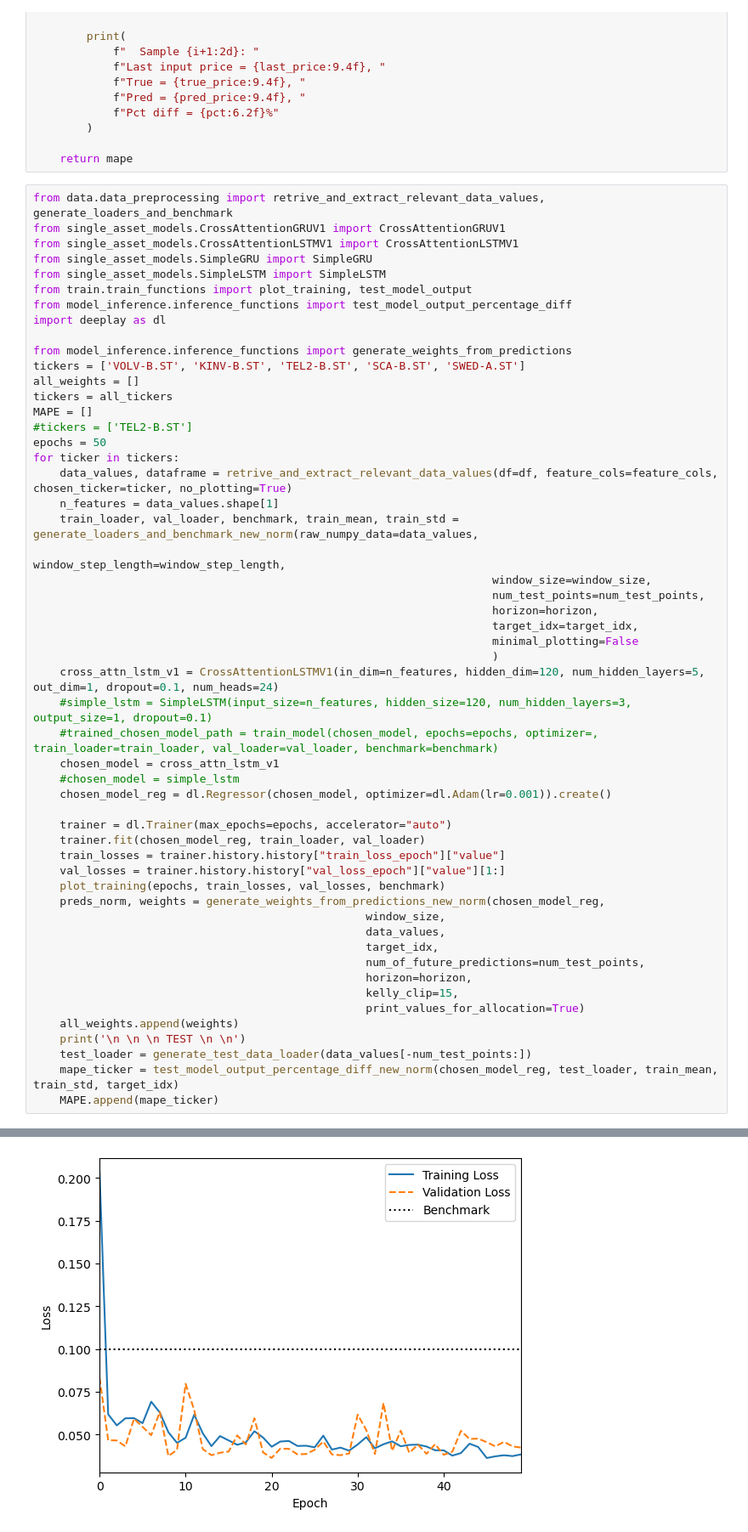
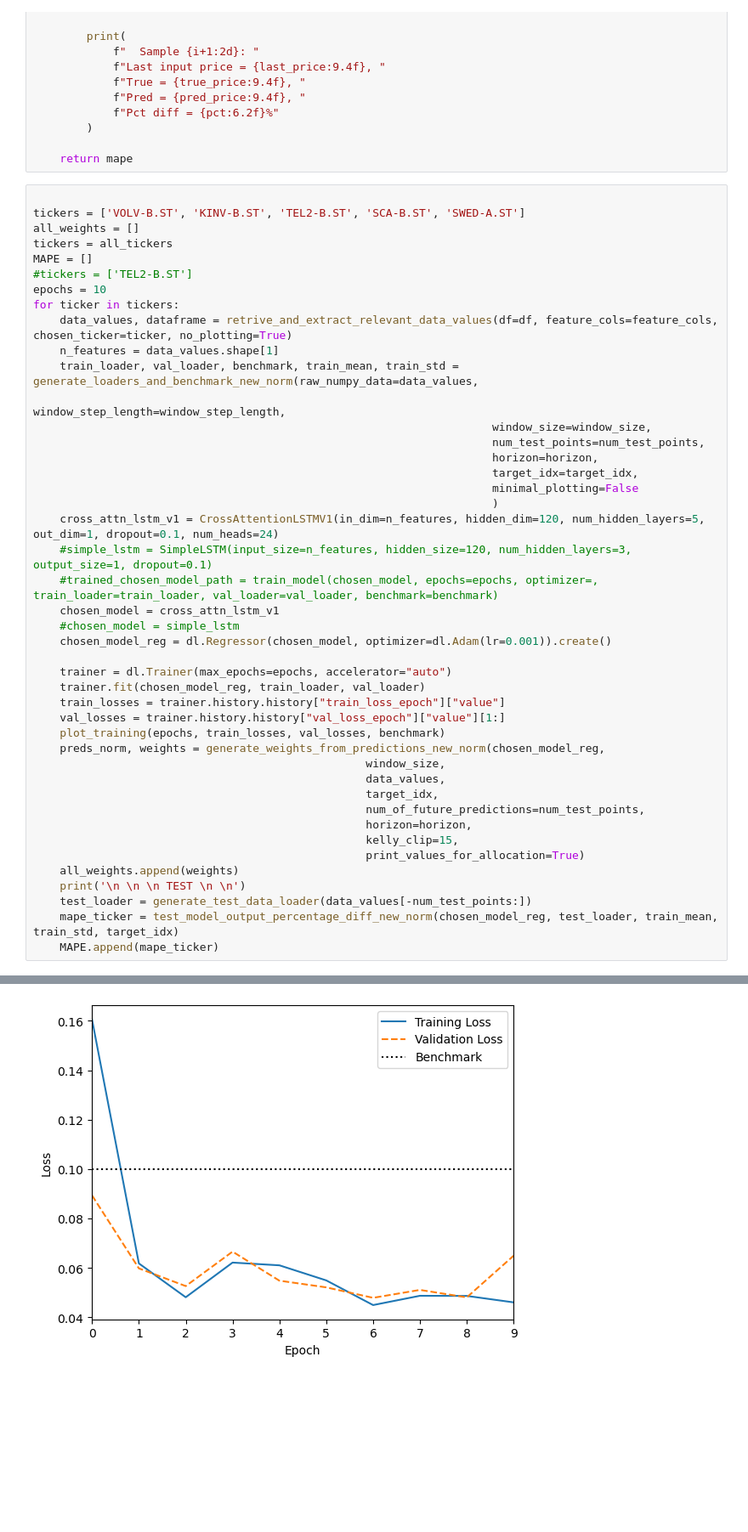
Before and after one commit to peogradin/Project-AMLNN, a Jupyter notebook: test_model_parameters.ipynb, the cells around one changed output, grey strips where cells are left out. Shown at 85% size. Drawn from its saved outputs; the diff is of its cells as text; blank space fills up the shorter version.

```diff
--- a/test_model_parameters.ipynb
+++ b/test_model_parameters.ipynb
@@ -348,22 +390,13 @@ def test_model_output_percentage_diff_new_norm(model, data_loader, tm, tstd, tar
 
     return mape
 # %%
-from data.data_preprocessing import retrive_and_extract_relevant_data_values, generate_loaders_and_benchmark
-from single_asset_models.CrossAttentionGRUV1 import CrossAttentionGRUV1
-from single_asset_models.CrossAttentionLSTMV1 import CrossAttentionLSTMV1
-from single_asset_models.SimpleGRU import SimpleGRU
-from single_asset_models.SimpleLSTM import SimpleLSTM
-from train.train_functions import plot_training, test_model_output
-from model_inference.inference_functions import test_model_output_percentage_diff
-import deeplay as dl
 
-from model_inference.inference_functions import generate_weights_from_predictions
 tickers = ['VOLV-B.ST', 'KINV-B.ST', 'TEL2-B.ST', 'SCA-B.ST', 'SWED-A.ST']
 all_weights = []
 tickers = all_tickers
 MAPE = []
 #tickers = ['TEL2-B.ST']
-epochs = 50
+epochs = 10
 for ticker in tickers:
     data_values, dataframe = retrive_and_extract_relevant_data_values(df=df, feature_cols=feature_cols, chosen_ticker=ticker, no_plotting=True)
     n_features = data_values.shape[1]
@@ -516,4 +549,4 @@ INFO:
 c:\Users\Gabriel\anaconda3\envs\py310torch-gpu\lib\site-packages\lightning\pytorch\trainer\connectors\data_connector.py:425: The 'val_dataloader' does not have many workers which may be a bottleneck.  ...
 c:\Users\Gabriel\anaconda3\envs\py310torch-gpu\lib\site-packages\lightning\pytorch\trainer\connectors\data_connector.py:425: The 'train_dataloader' does not have many workers which may be a bottleneck ...
 c:\Users\Gabriel\anaconda3\envs\py310torch-gpu\lib\site-packages\lightning\pytorch\loops\fit_loop.py:310: The number of training batches (31) is smaller than the logging interval Trainer(log_every_n_s ...
-[figure, old version]
+[figure, new version]
```
Also changed, not shown: parts of 6 cells of this notebook, 1 other file.
